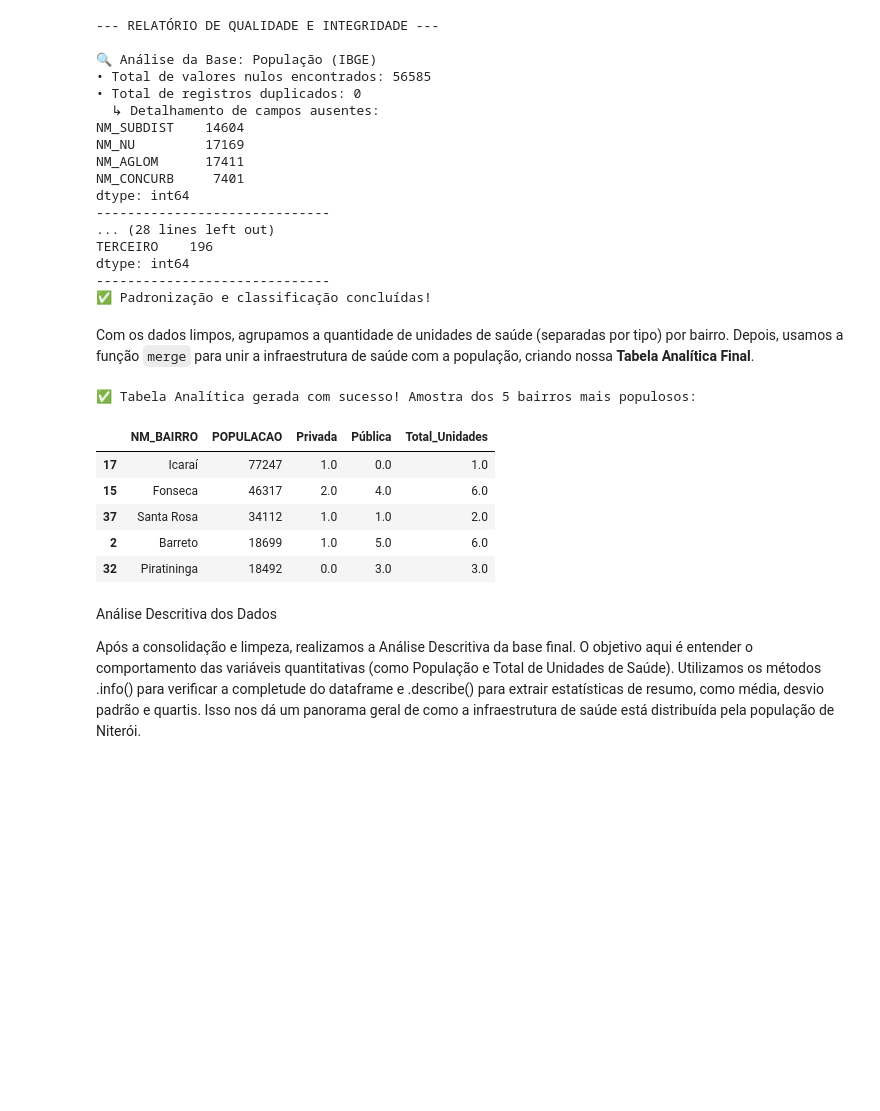
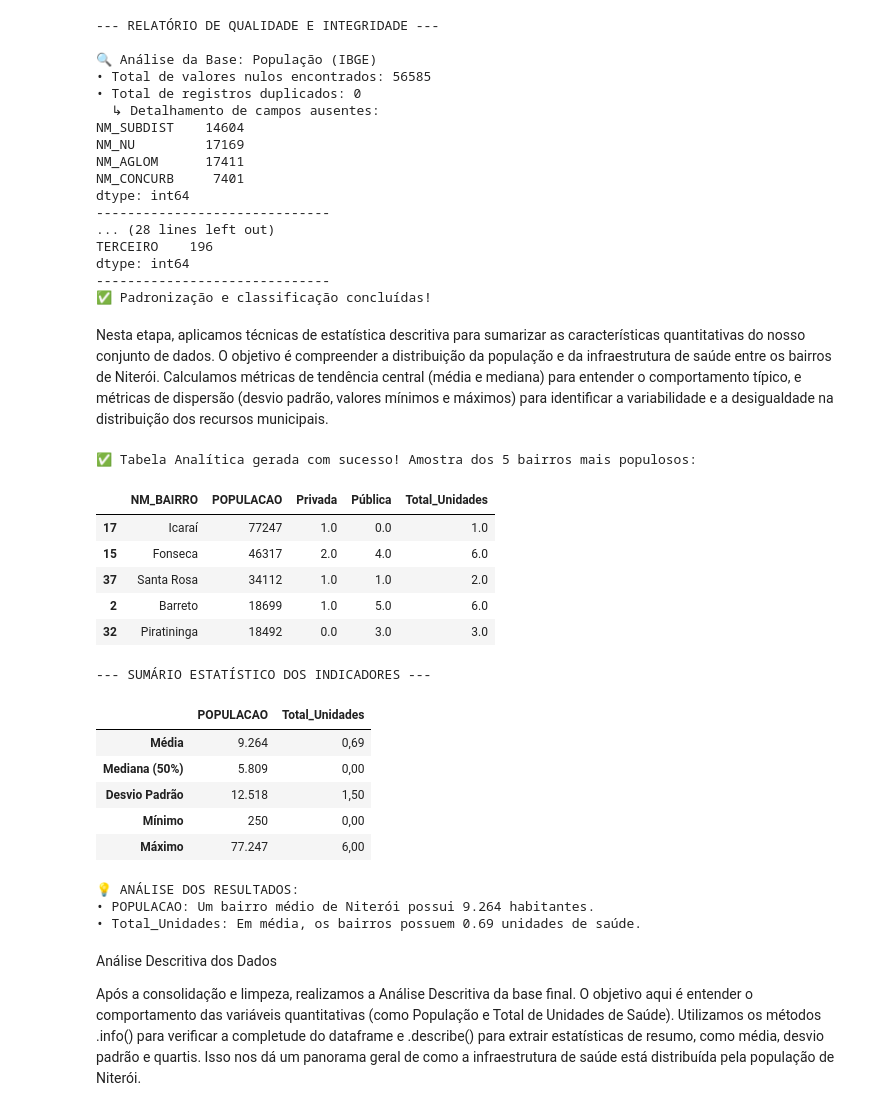
Before and after one commit to maurocollin/bigdata-saude-niteroi, a Jupyter notebook: TRAB_PRONTO.ipynb, the cells around one changed output. Cells and saved outputs as stored; diff of their text form; code cells hidden in the pictures; blank space fills up the shorter version.

Commit message:
Adicionado a Análise Descritiva na fase 3

```diff
--- a/TRAB_PRONTO.ipynb
+++ b/TRAB_PRONTO.ipynb
@@ -162,8 +162,8 @@ TERCEIRO    196
 dtype: int64
 ------------------------------
 ✅ Padronização e classificação concluídas!
-# %% [markdown]
-Com os dados limpos, agrupamos a quantidade de unidades de saúde (separadas por tipo) por bairro. Depois, usamos a função `merge` para unir a infraestrutura de saúde com a população, criando nossa **Tabela Analítica Final**.
+# %% [markdown]
+Nesta etapa, aplicamos técnicas de estatística descritiva para sumarizar as características quantitativas do nosso conjunto de dados. O objetivo é compreender a distribuição da população e da infraestrutura de saúde entre os bairros de Niterói. Calculamos métricas de tendência central (média e mediana) para entender o comportamento típico, e métricas de dispersão (desvio padrão, valores mínimos e máximos) para identificar a variabilidade e a desigualdade na distribuição dos recursos municipais.
 # %%
 # ==============================================================================
 # ETAPA 3: AGREGAÇÃO (GROUP BY) E CRUZAMENTO (MERGE)
@@ -175,34 +175,82 @@ for _, row in df_hosp.iterrows(): unidades.append({'Bairro': row['BAIRRO_NORM'],
 for _, row in df_poli.iterrows(): unidades.append({'Bairro': row['BAIRRO_NORM'], 'Tipo': row['Tipo_Unidade']})
 for _, row in df_ubs.iterrows():  unidades.append({'Bairro': row['BAIRRO_NORM'], 'Tipo': row['Tipo_Unidade']})
 
 df_unidades = pd.DataFrame(unidades)
 
 # 2. Contar as unidades Públicas e Privadas por Bairro
 df_saude_bairro = df_unidades.groupby(['Bairro', 'Tipo']).size().unstack(fill_value=0).reset_index()
 
 # Garantir colunas
 for col in ['Privada', 'Pública']:
     if col not in df_saude_bairro.columns: df_saude_bairro[col] = 0
 
 df_saude_bairro['Total_Unidades'] = df_saude_bairro['Pública'] + df_saude_bairro['Privada']
 
 # 3. Cruzamento (Merge) da População com a Saúde
 df_pop_resumo = df_niteroi[['BAIRRO_NORM', 'NM_BAIRRO', 'POPULACAO']]
 df_final = pd.merge(df_pop_resumo, df_saude_bairro, left_on='BAIRRO_NORM', right_on='Bairro', how='left')
 
-# Tratando os nulos (Bairros sem unidade de saúde viram 0)
+# Tratando os nulos identificados na auditoria acima
 df_final[['Privada', 'Pública', 'Total_Unidades']] = df_final[['Privada', 'Pública', 'Total_Unidades']].fillna(0)
 
 print("✅ Tabela Analítica gerada com sucesso! Amostra dos 5 bairros mais populosos:")
 display(df_final.sort_values(by='POPULACAO', ascending=False).head()[['NM_BAIRRO', 'POPULACAO', 'Privada', 'Pública', 'Total_Unidades']])
+
+# ==============================================================================
+# ESTATÍSTICA DESCRITIVA
+# ==============================================================================
+print("\n--- SUMÁRIO ESTATÍSTICO DOS INDICADORES ---")
+
+colunas_analise = ['POPULACAO', 'Total_Unidades']
+
+# 1. Gerando as estatísticas básicas
+stats_descritiva = df_final[colunas_analise].describe().loc[['mean', '50%', 'std', 'min', 'max']]
+stats_descritiva.index = ['Média', 'Mediana (50%)', 'Desvio Padrão', 'Mínimo', 'Máximo']
+
+# 2. Funções de formatação customizadas
+def formatar_pop_br(valor):
+    # Formata como inteiro com ponto separador de milhar
+    return f"{int(round(valor, 0)):,}".replace(",", ".")
+
+def formatar_unidade_br(valor):
+    # Mantém 2 casas decimais no padrão brasileiro
+    return f"{valor:,.2f}".replace(",", "v").replace(".", ",").replace("v", ".")
+
+# 3. Aplicando formatos diferentes para cada coluna
+stats_view = stats_descritiva.copy()
+stats_view['POPULACAO'] = stats_view['POPULACAO'].apply(formatar_pop_br)
+stats_view['Total_Unidades'] = stats_view['Total_Unidades'].apply(formatar_unidade_br)
+
+# Exibindo a tabela final
+display(stats_view)
+
+print("\n💡 ANÁLISE DOS RESULTADOS:")
+for col in colunas_analise:
+    media = df_final[col].mean()
+    mediana = df_final[col].median()
+
+    if col == 'POPULACAO':
+        print(f"• {col}: Um bairro médio de Niterói possui {formatar_pop_br(media)} habitantes.")
+    else:
+        print(f"• {col}: Em média, os bairros possuem {media:.2f} unidades de saúde.")
 # %% [output]
 ✅ Tabela Analítica gerada com sucesso! Amostra dos 5 bairros mais populosos:
 |  | NM_BAIRRO | POPULACAO | Privada | Pública | Total_Unidades |
 | 17 | Icaraí | 77247 | 1.0 | 0.0 | 1.0 |
 | 15 | Fonseca | 46317 | 2.0 | 4.0 | 6.0 |
 | 37 | Santa Rosa | 34112 | 1.0 | 1.0 | 2.0 |
 | 2 | Barreto | 18699 | 1.0 | 5.0 | 6.0 |
 | 32 | Piratininga | 18492 | 0.0 | 3.0 | 3.0 |
+--- SUMÁRIO ESTATÍSTICO DOS INDICADORES ---
+|  | POPULACAO | Total_Unidades |
+| Média | 9.264 | 0,69 |
+| Mediana (50%) | 5.809 | 0,00 |
+| Desvio Padrão | 12.518 | 1,50 |
+| Mínimo | 250 | 0,00 |
+| Máximo | 77.247 | 6,00 |
+💡 ANÁLISE DOS RESULTADOS:
+• POPULACAO: Um bairro médio de Niterói possui 9.264 habitantes.
+• Total_Unidades: Em média, os bairros possuem 0.69 unidades de saúde.
 # %% [markdown]
 Análise Descritiva dos Dados
 
```
